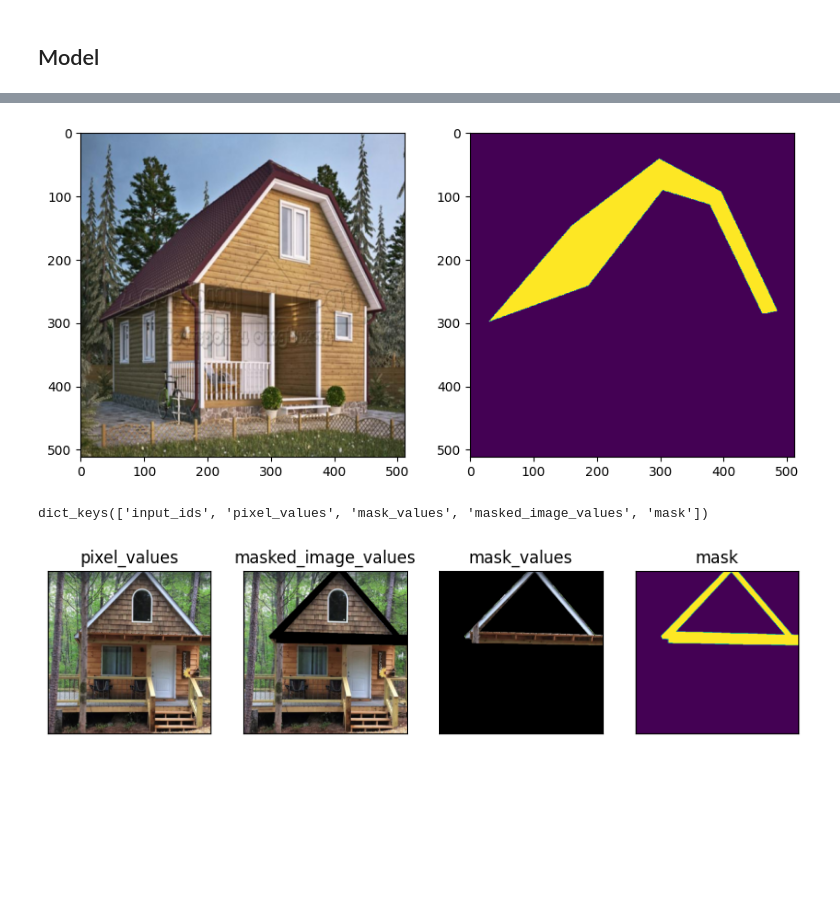
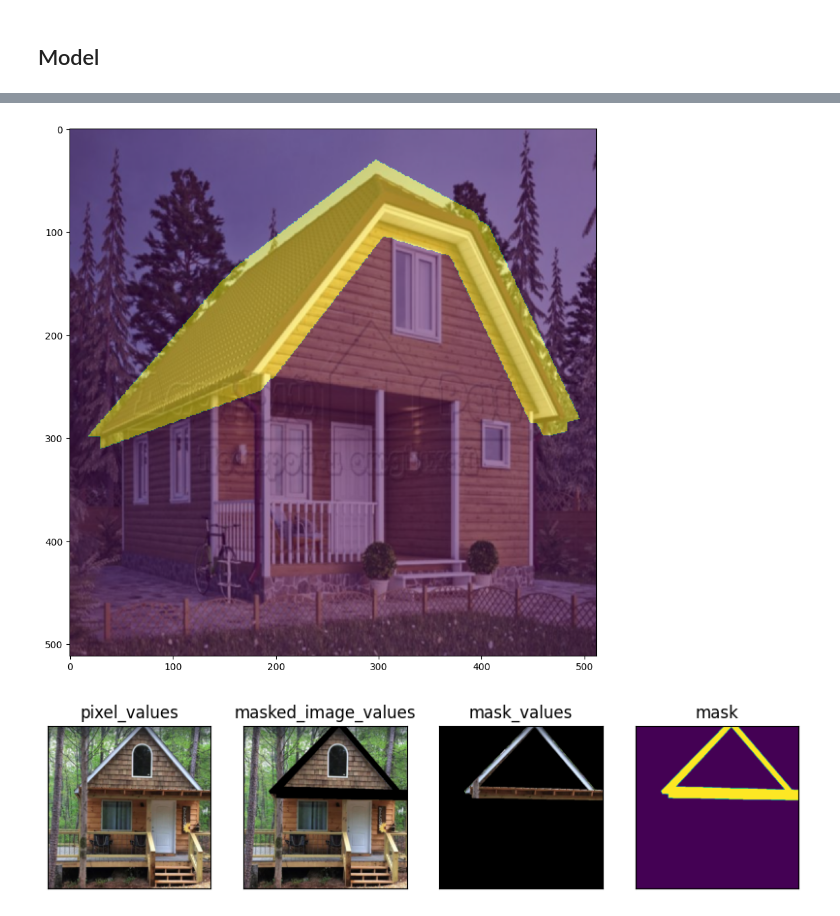
Before and after one commit to maidacundo/lora_inpainting, a Jupyter notebook: lora_inpainting.ipynb, the cells around one changed output, grey strips where cells are left out. Cells and saved outputs as stored; diff of their text form; code cells hidden in the pictures; blank space fills up the shorter version.

Commit message:
scaling pixels

```diff
--- a/lora_inpainting.ipynb
+++ b/lora_inpainting.ipynb
@@ -229,11 +249,13 @@ class InpaintLoraDataset(Dataset):
         h_flip=True,
         resize=True,
         blur_amount: int = 70,
-        scale_factor: float = 1.0,
+        scaling_pixels: int = 5,
+        train_inpainting: bool = True,
     ):
         self.size = size
         self.tokenizer = tokenizer
         self.resize = resize
+        self.train_inpainting = train_inpainting
 
         if not Path(instance_data_root).exists():
             raise ValueError("Instance images root doesn't exists.")
@@ -241,7 +263,7 @@ class InpaintLoraDataset(Dataset):
         label_path = instance_data_root + "labels/"
 
         # Prepare the instance images and masks
-        self.imgs, self.masks = create_dataset(img_path, label_path, label, num_samples=2, scale_factor=scale_factor)
+        self.imgs, self.masks = create_dataset(img_path, label_path, label, num_samples=2, scaling_pixels=scaling_pixels)
         self.global_captions = global_caption
 
         self.token_map = token_map
@@ -428,9 +432,7 @@ train_dataset = InpaintLoraDataset(
     token_map=None,
     size=512,
     h_flip=False,
-    color_jitter=False,
     resize=True,
-    train_inpainting=True,
     blur_amount=70,
-    scale_factor=1.1,
+    scaling_pixels=15,
 )
@@ -439,13 +439,13 @@ example = train_dataset[0]
 # %%
-# plot the example
+example = train_dataset[0]
+
+# plot the mask on the image
 plt.figure(figsize=(10, 10))
-plt.subplot(1, 2, 1)
 plt.imshow(example["instance_images"].permute(1, 2, 0))
-plt.subplot(1, 2, 2)
-plt.imshow(example["instance_masks"].permute(1, 2, 0))
+plt.imshow(example["instance_masks"].permute(1, 2, 0), alpha=0.5)
 plt.show()
 # %% [output]
-[figure, old version]
+[figure, new version]
 # %%
 train_dataloader = inpainting_dataloader(
     train_dataset, train_batch_size=1, tokenizer=tokenizer
@@ -455,5 +453 @@ batch = next(iter(train_dataloader))
-# %%
-batch.keys()
-# %% [output]
-dict_keys(['input_ids', 'pixel_values', 'mask_values', 'masked_image_values', 'mask'])
 # %%
```
Also changed, not shown: parts of 7 cells of this notebook.
